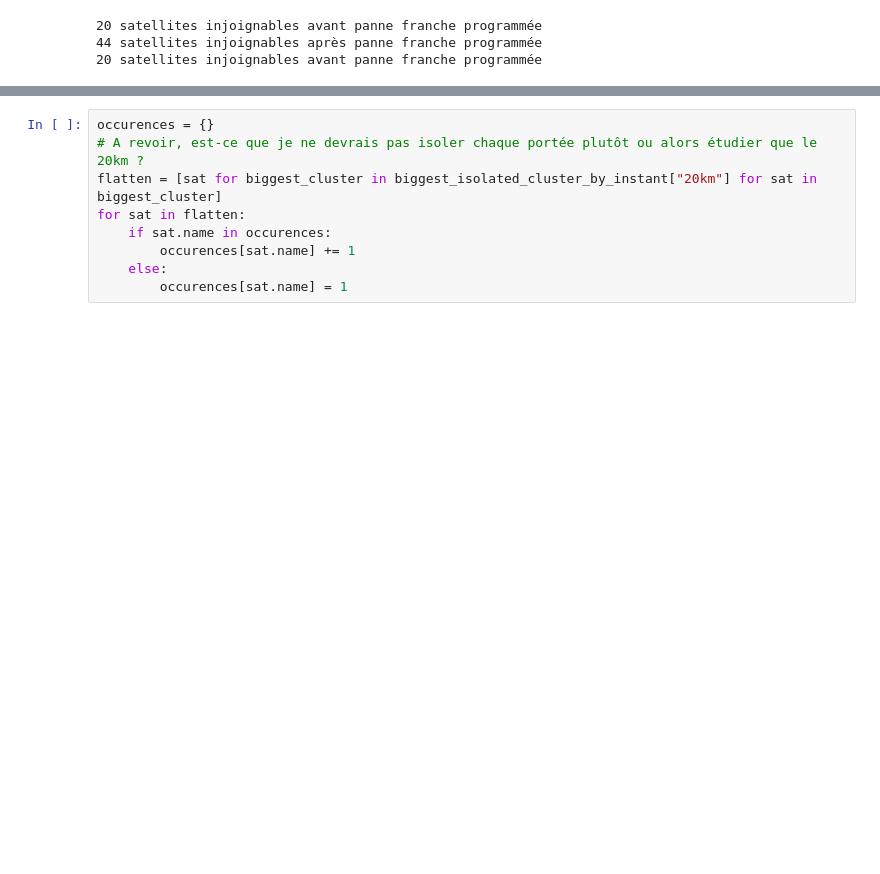
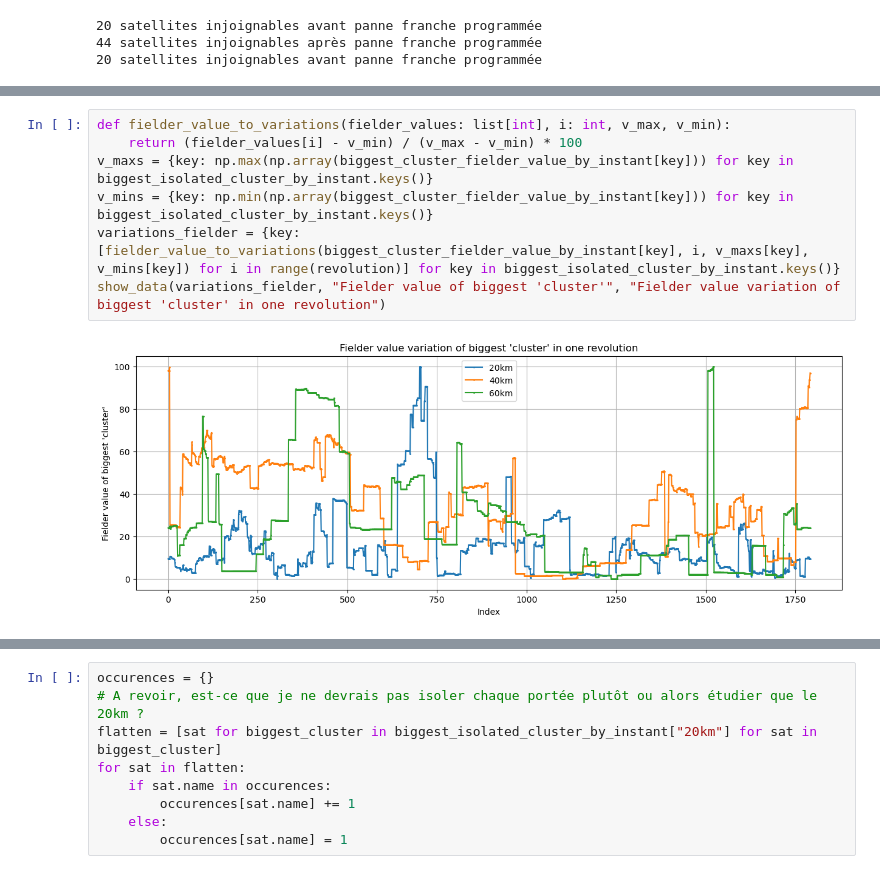
Before and after one commit to Darcolosse/McdaSat, a Jupyter notebook: analyse_caracteristiques.ipynb, the cells around one changed output, grey strips where cells are left out. Drawn from its saved outputs; the diff is of its cells as text; blank space fills up the shorter version.

```diff
--- a/analyse_caracteristiques.ipynb
+++ b/analyse_caracteristiques.ipynb
@@ -101,0 +163,9 @@ print(f"{count_unreachable_satellites(satellites["20km"], instant_de_test)} sate
+# %%
+def fielder_value_to_variations(fielder_values: list[int], i: int, v_max, v_min):
+    return (fielder_values[i] - v_min) / (v_max - v_min) * 100
+v_maxs = {key: np.max(np.array(biggest_cluster_fielder_value_by_instant[key])) for key in biggest_isolated_cluster_by_instant.keys()}
+v_mins = {key: np.min(np.array(biggest_cluster_fielder_value_by_instant[key])) for key in biggest_isolated_cluster_by_instant.keys()}
+variations_fielder = {key: [fielder_value_to_variations(biggest_cluster_fielder_value_by_instant[key], i, v_maxs[key], v_mins[key]) for i in range(revolution)] for key in biggest_isolated_cluster_by_instant.keys()}
+show_data(variations_fielder, "Fielder value of biggest 'cluster'", "Fielder value variation of biggest 'cluster' in one revolution")
+# %% [output]
+[figure, added]
```
Also changed, not shown: parts of 18 cells of this notebook, 1 other file.
